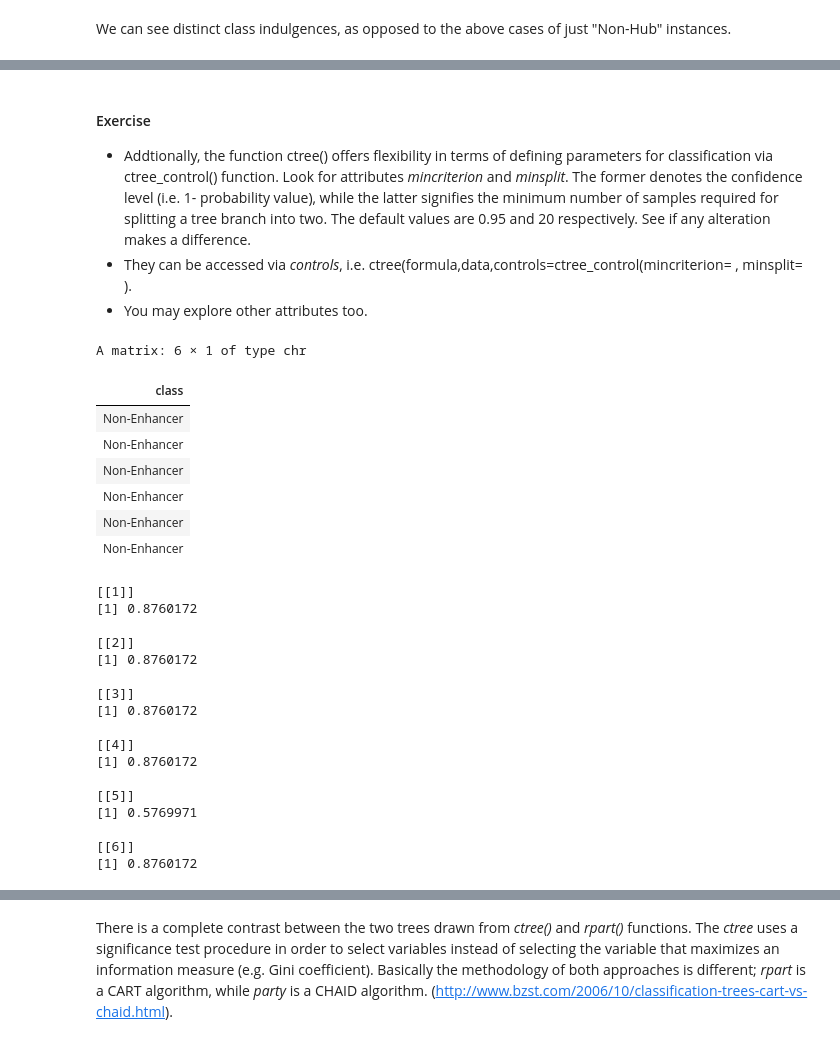
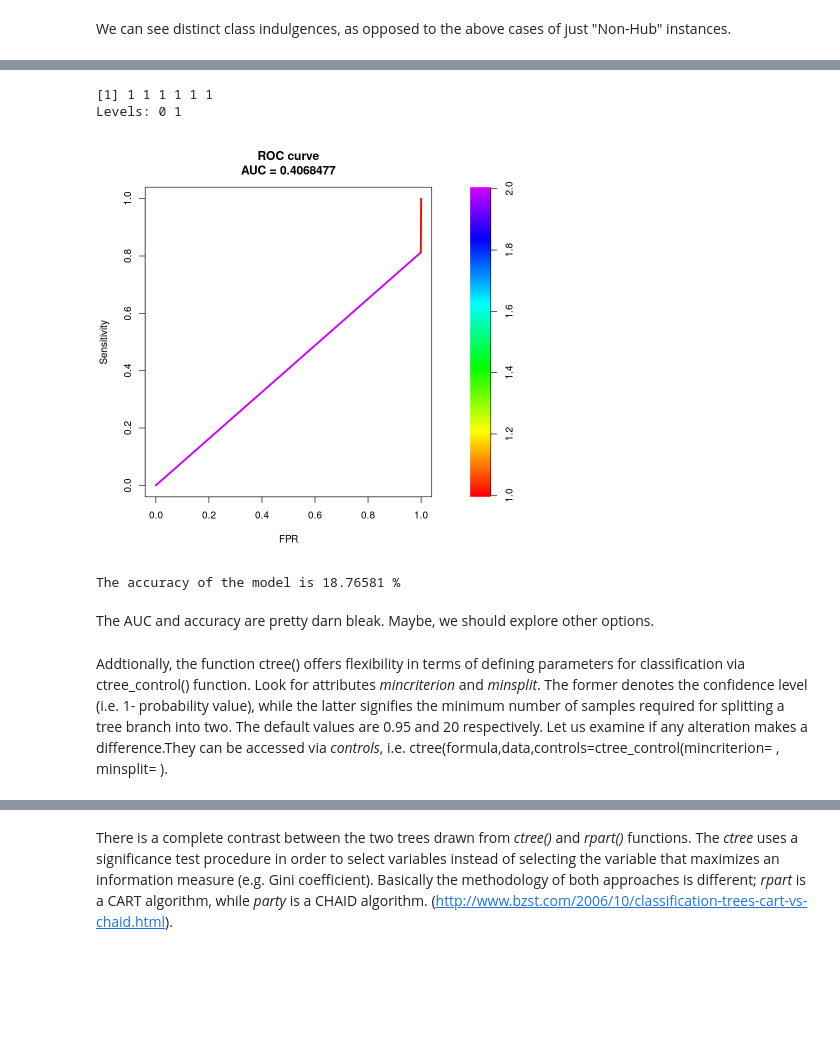
Before and after one commit to shauryajauhari/transcriptionFactoriesGREG, a Jupyter notebook: MachineLearning/RandomForestsA549GREG.ipynb, the cells around one changed output, grey strips where cells are left out. Cells and saved outputs as stored; diff of their text form; code cells hidden in the pictures; blank space fills up the shorter version.

```diff
--- a/MachineLearning/RandomForestsA549GREG.ipynb
+++ b/MachineLearning/RandomForestsA549GREG.ipynb
@@ -278,39 +283,22 @@ The specificity of the model is 83.80653 %
+# %%
+head(treeSmotePred)
+# %% [output]
+[1] 1 1 1 1 1 1
+Levels: 0 1
+# %%
+install.packages("PRROC", dependencies= TRUE)
+library(PRROC)
+
+rocPlot <- roc.curve(treeSmotePred, as.factor(test$Class), curve=TRUE)
+plot(rocPlot)
+# %% [output]
+[figure, added]
+# %%
+accur <- 1 - sum(diag(tabSmote))/sum(tabSmote)
+cat("The accuracy of the model is",accur*100,"%")
+# %% [output]
+The accuracy of the model is 18.76581 %
+# %% [markdown]
+The AUC and accuracy are pretty darn bleak. Maybe, we should explore other options.
 # %% [markdown]
-#### Exercise
-- Addtionally, the function ctree() offers flexibility in terms of defining parameters for classification via ctree_control() function. Look for attributes *mincriterion* and *minsplit*. The former denotes the confidence level (i.e. 1- probability value), while the latter signifies the minimum number of samples required for splitting a tree branch into two. The default values are 0.95 and 20 respectively. See if any alteration makes a difference.
-- They can be accessed via *controls*, i.e. ctree(formula,data,controls=ctree_control(mincriterion= , minsplit= ).
-- You may explore other attributes too.
+Addtionally, the function ctree() offers flexibility in terms of defining parameters for classification via ctree_control() function. Look for attributes *mincriterion* and *minsplit*. The former denotes the confidence level (i.e. 1- probability value), while the latter signifies the minimum number of samples required for splitting a tree branch into two. The default values are 0.95 and 20 respectively. Let us examine if any alteration makes a difference.They can be accessed via *controls*, i.e. ctree(formula,data,controls=ctree_control(mincriterion= , minsplit= ).
-# %%
-tree_pred <- predict(ep_tree,test)
-head(ifelse(tree_pred>0.5, "Non-Enhancer", "Enhancer"))
-tree_pred <- ifelse(tree_pred>0.5, "1", "0")
-# %% [output]
-A matrix: 6 × 1 of type chr
-| class |
-| Non-Enhancer |
-| Non-Enhancer |
-| Non-Enhancer |
-| Non-Enhancer |
-| Non-Enhancer |
-| Non-Enhancer |
-# %%
-tree_pred_prob <- predict(ep_tree,test, type="prob")
-head(tree_pred_prob)
-# %% [output]
-[[1]]
-[1] 0.8760172
-
-[[2]]
-[1] 0.8760172
-
-[[3]]
-[1] 0.8760172
-
-[[4]]
-[1] 0.8760172
-
-[[5]]
-[1] 0.5769971
-
-[[6]]
-[1] 0.8760172
```
Also changed, not shown: parts of 102 cells of this notebook.
